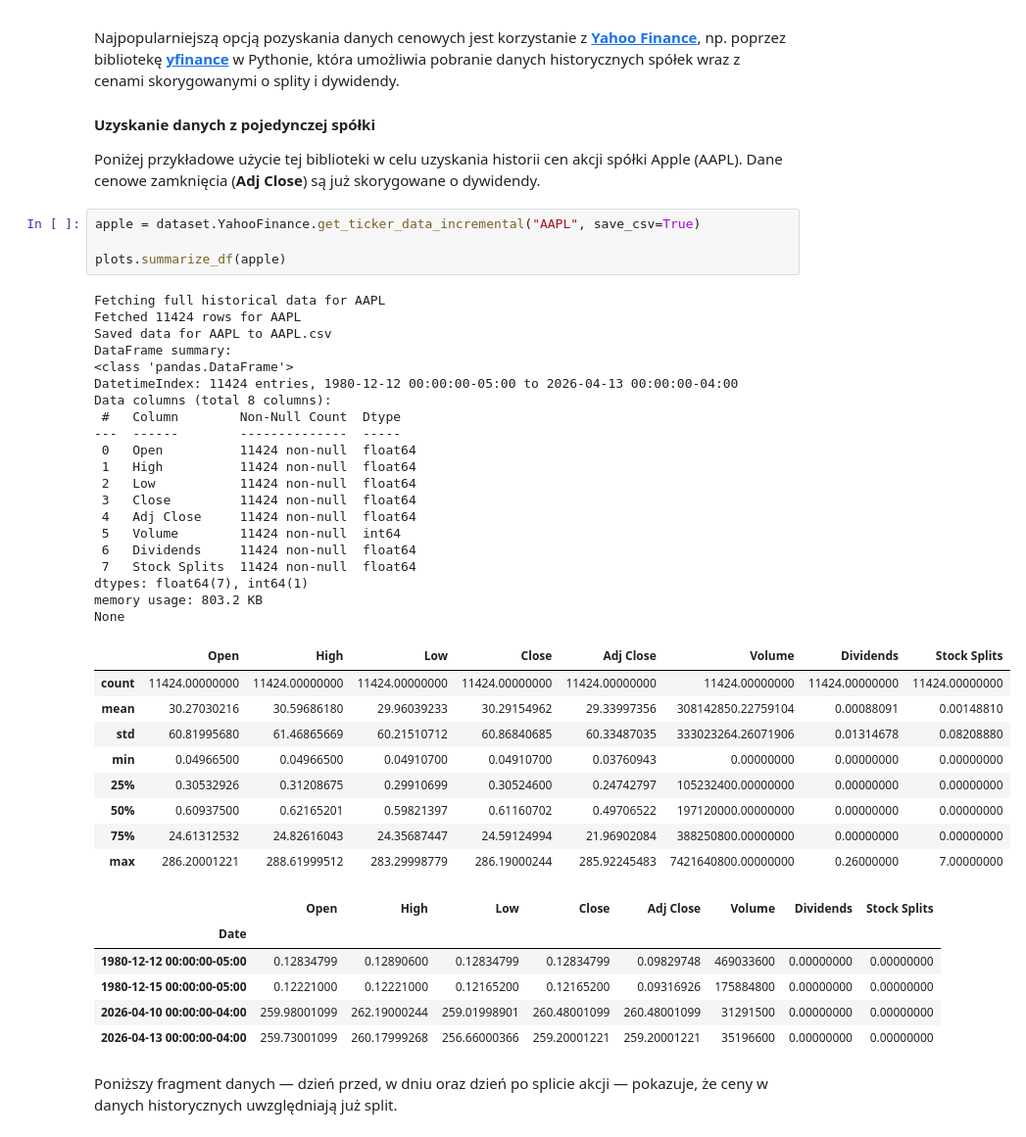
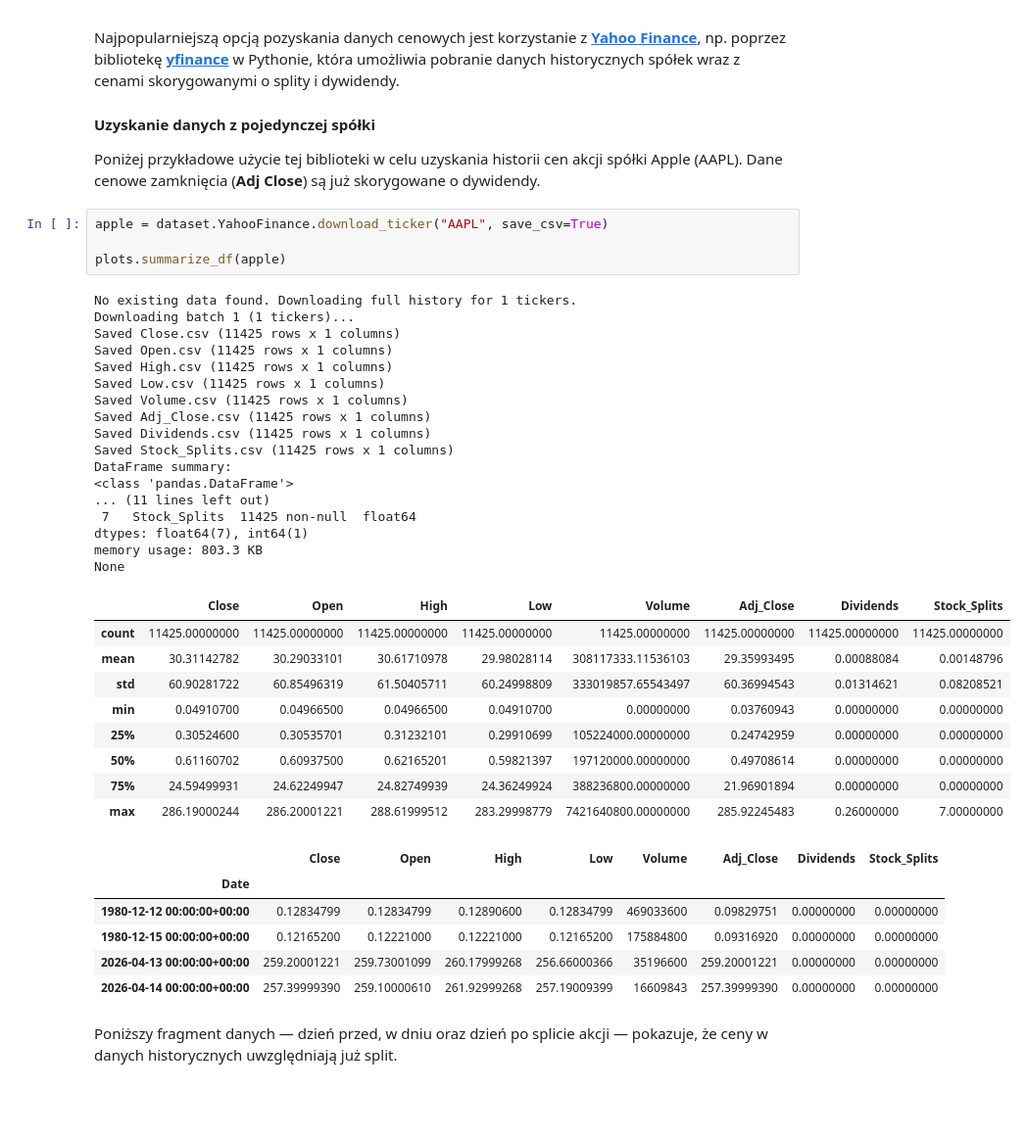
Before and after one commit to MichaelL200/data-driven-stock-portfolio-selection, a Jupyter notebook: notebooks/02b_data_stocks_yf.ipynb, the cells around one changed output. Shown at 98% size. Drawn from its saved outputs; the diff is of its cells as text; blank space fills up the shorter version.

```diff
--- a/notebooks/02b_data_stocks_yf.ipynb
+++ b/notebooks/02b_data_stocks_yf.ipynb
@@ -27,45 +27,42 @@ Najpopularniejszą opcją pozyskania danych cenowych jest korzystanie z [**Yahoo
 
 Poniżej przykładowe użycie tej biblioteki w celu uzyskania historii cen akcji spółki Apple (AAPL). Dane cenowe zamknięcia (**Adj Close**) są już skorygowane o dywidendy.
 # %%
-apple = dataset.YahooFinance.get_ticker_data_incremental("AAPL", save_csv=True)
+apple = dataset.YahooFinance.download_ticker("AAPL", save_csv=True)
 
 plots.summarize_df(apple)
 # %% [output]
-Fetching full historical data for AAPL
-Fetched 11424 rows for AAPL
-Saved data for AAPL to AAPL.csv
+No existing data found. Downloading full history for 1 tickers.
+Downloading batch 1 (1 tickers)...
+Saved Close.csv (11425 rows x 1 columns)
+Saved Open.csv (11425 rows x 1 columns)
+Saved High.csv (11425 rows x 1 columns)
+Saved Low.csv (11425 rows x 1 columns)
+Saved Volume.csv (11425 rows x 1 columns)
+Saved Adj_Close.csv (11425 rows x 1 columns)
+Saved Dividends.csv (11425 rows x 1 columns)
+Saved Stock_Splits.csv (11425 rows x 1 columns)
 DataFrame summary:
 <class 'pandas.DataFrame'>
-DatetimeIndex: 11424 entries, 1980-12-12 00:00:00-05:00 to 2026-04-13 00:00:00-04:00
-Data columns (total 8 columns):
- #   Column        Non-Null Count  Dtype
----  ------        --------------  -----
- 0   Open          11424 non-null  float64
- 1   High          11424 non-null  float64
- 2   Low           11424 non-null  float64
- 3   Close         11424 non-null  float64
- 4   Adj Close     11424 non-null  float64
- 5   Volume        11424 non-null  int64
- 6   Dividends     11424 non-null  float64
- 7   Stock Splits  11424 non-null  float64
+... (11 lines left out)
+ 7   Stock_Splits  11425 non-null  float64
 dtypes: float64(7), int64(1)
-memory usage: 803.2 KB
+memory usage: 803.3 KB
 None
-|  | Open | High | Low | Close | Adj Close | Volume | Dividends | Stock Splits |
-| count | 11424.00000000 | 11424.00000000 | 11424.00000000 | 11424.00000000 | 11424.00000000 | 11424.00000000 | 11424.00000000 | 11424.00000000 |
-| mean | 30.27030216 | 30.59686180 | 29.96039233 | 30.29154962 | 29.33997356 | 308142850.22759104 | 0.00088091 | 0.00148810 |
-| std | 60.81995680 | 61.46865669 | 60.21510712 | 60.86840685 | 60.33487035 | 333023264.26071906 | 0.01314678 | 0.08208880 |
-| min | 0.04966500 | 0.04966500 | 0.04910700 | 0.04910700 | 0.03760943 | 0.00000000 | 0.00000000 | 0.00000000 |
-| 25% | 0.30532926 | 0.31208675 | 0.29910699 | 0.30524600 | 0.24742797 | 105232400.00000000 | 0.00000000 | 0.00000000 |
-| 50% | 0.60937500 | 0.62165201 | 0.59821397 | 0.61160702 | 0.49706522 | 197120000.00000000 | 0.00000000 | 0.00000000 |
-| 75% | 24.61312532 | 24.82616043 | 24.35687447 | 24.59124994 | 21.96902084 | 388250800.00000000 | 0.00000000 | 0.00000000 |
-| max | 286.20001221 | 288.61999512 | 283.29998779 | 286.19000244 | 285.92245483 | 7421640800.00000000 | 0.26000000 | 7.00000000 |
+|  | Close | Open | High | Low | Volume | Adj_Close | Dividends | Stock_Splits |
+| count | 11425.00000000 | 11425.00000000 | 11425.00000000 | 11425.00000000 | 11425.00000000 | 11425.00000000 | 11425.00000000 | 11425.00000000 |
+| mean | 30.31142782 | 30.29033101 | 30.61710978 | 29.98028114 | 308117333.11536103 | 29.35993495 | 0.00088084 | 0.00148796 |
+| std | 60.90281722 | 60.85496319 | 61.50405711 | 60.24998809 | 333019857.65543497 | 60.36994543 | 0.01314621 | 0.08208521 |
+| min | 0.04910700 | 0.04966500 | 0.04966500 | 0.04910700 | 0.00000000 | 0.03760943 | 0.00000000 | 0.00000000 |
+| 25% | 0.30524600 | 0.30535701 | 0.31232101 | 0.29910699 | 105224000.00000000 | 0.24742959 | 0.00000000 | 0.00000000 |
+| 50% | 0.61160702 | 0.60937500 | 0.62165201 | 0.59821397 | 197120000.00000000 | 0.49708614 | 0.00000000 | 0.00000000 |
+| 75% | 24.59499931 | 24.62249947 | 24.82749939 | 24.36249924 | 388236800.00000000 | 21.96901894 | 0.00000000 | 0.00000000 |
+| max | 286.19000244 | 286.20001221 | 288.61999512 | 283.29998779 | 7421640800.00000000 | 285.92245483 | 0.26000000 | 7.00000000 |
-|  | Open | High | Low | Close | Adj Close | Volume | Dividends | Stock Splits |
+|  | Close | Open | High | Low | Volume | Adj_Close | Dividends | Stock_Splits |
 | Date |  |  |  |  |  |  |  |  |
-| 1980-12-12 00:00:00-05:00 | 0.12834799 | 0.12890600 | 0.12834799 | 0.12834799 | 0.09829748 | 469033600 | 0.00000000 | 0.00000000 |
-| 1980-12-15 00:00:00-05:00 | 0.12221000 | 0.12221000 | 0.12165200 | 0.12165200 | 0.09316926 | 175884800 | 0.00000000 | 0.00000000 |
-| 2026-04-10 00:00:00-04:00 | 259.98001099 | 262.19000244 | 259.01998901 | 260.48001099 | 260.48001099 | 31291500 | 0.00000000 | 0.00000000 |
-| 2026-04-13 00:00:00-04:00 | 259.73001099 | 260.17999268 | 256.66000366 | 259.20001221 | 259.20001221 | 35196600 | 0.00000000 | 0.00000000 |
+| 1980-12-12 00:00:00+00:00 | 0.12834799 | 0.12834799 | 0.12890600 | 0.12834799 | 469033600 | 0.09829751 | 0.00000000 | 0.00000000 |
+| 1980-12-15 00:00:00+00:00 | 0.12165200 | 0.12221000 | 0.12221000 | 0.12165200 | 175884800 | 0.09316920 | 0.00000000 | 0.00000000 |
+| 2026-04-13 00:00:00+00:00 | 259.20001221 | 259.73001099 | 260.17999268 | 256.66000366 | 35196600 | 259.20001221 | 0.00000000 | 0.00000000 |
+| 2026-04-14 00:00:00+00:00 | 257.39999390 | 259.10000610 | 261.92999268 | 257.19009399 | 16609843 | 257.39999390 | 0.00000000 | 0.00000000 |
 # %% [markdown]
 Poniższy fragment danych — dzień przed, w dniu oraz dzień po splicie akcji — pokazuje, że ceny w danych historycznych uwzględniają już split.
 # %%
```
Also changed, not shown: parts of 11 cells of this notebook, 5 other files.
